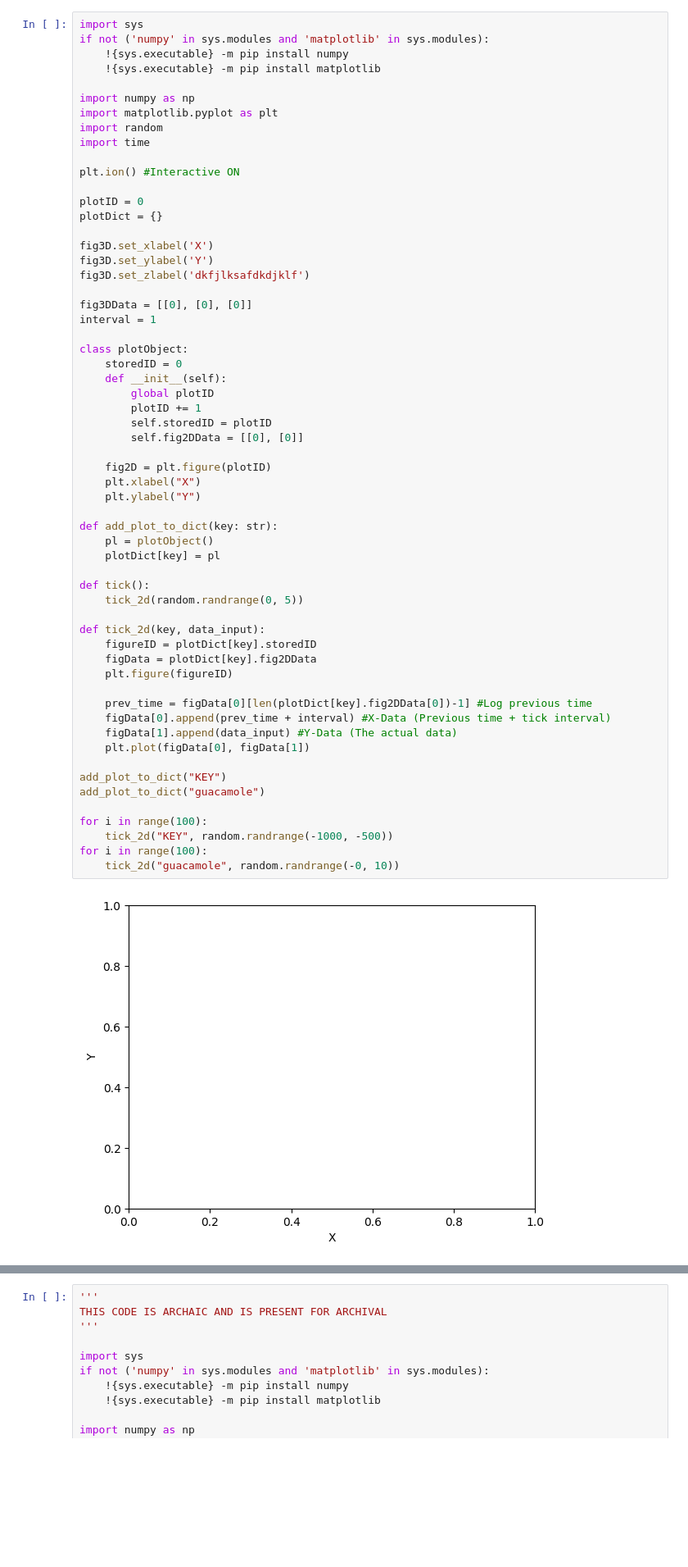
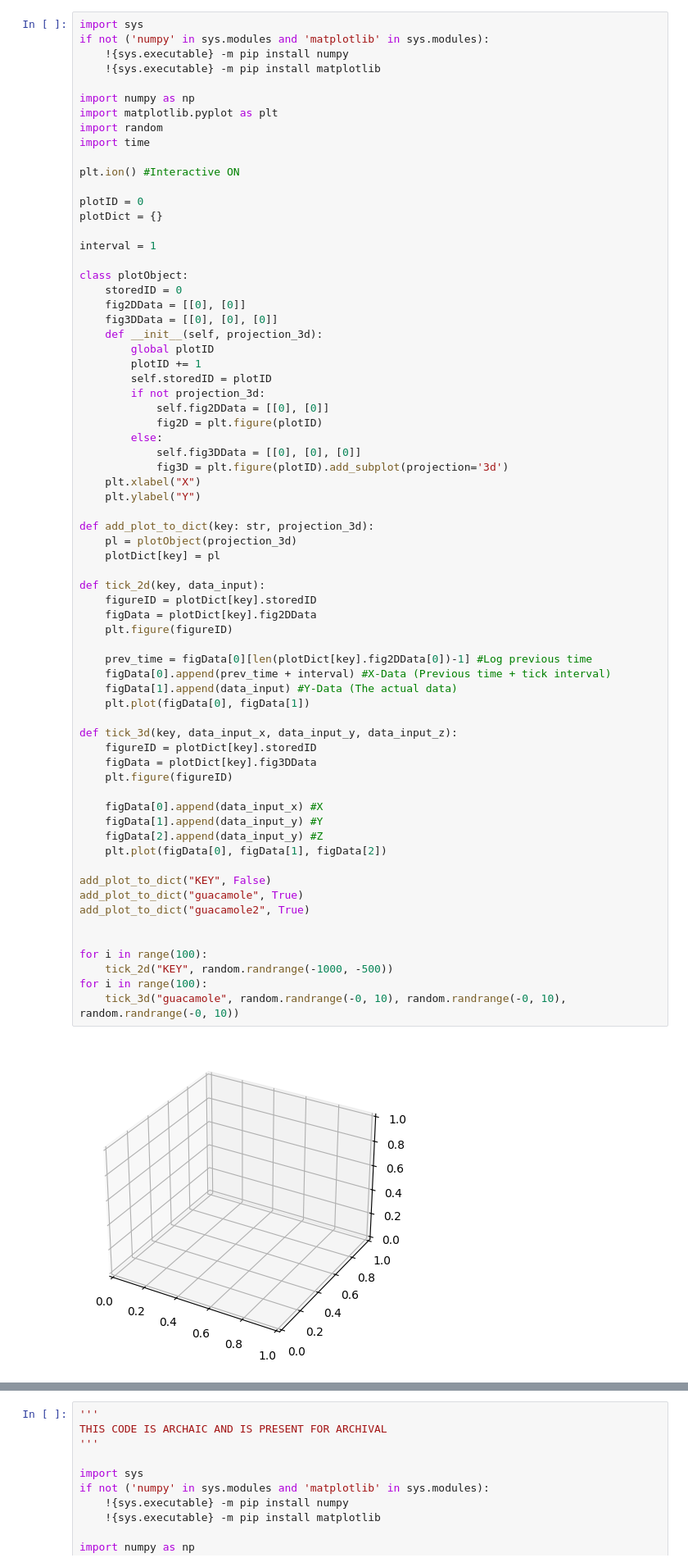
Before and after one commit to deep-sea-tactics/software-2024-2025, a Jupyter notebook: python_src/simulation/plotting/test.ipynb, the cells around one changed output, grey strips where cells are left out. Shown at 82% size. Drawn from its saved outputs; the diff is of its cells as text; blank space fills up the shorter version.

Commit message:
feat: 3d graphing

```diff
--- a/python_src/simulation/plotting/test.ipynb
+++ b/python_src/simulation/plotting/test.ipynb
@@ -14,48 +14,57 @@ plt.ion() #Interactive ON
 plotID = 0
 plotDict = {}
 
-fig3D.set_xlabel('X')
-fig3D.set_ylabel('Y')
-fig3D.set_zlabel('dkfjlksafdkdjklf')
-
-fig3DData = [[0], [0], [0]]
 interval = 1
 
 class plotObject:
     storedID = 0
-    def __init__(self):
+    fig2DData = [[0], [0]]
+    fig3DData = [[0], [0], [0]]
+    def __init__(self, projection_3d):
         global plotID
         plotID += 1
         self.storedID = plotID
-        self.fig2DData = [[0], [0]]
-
-    fig2D = plt.figure(plotID)
+        if not projection_3d:
+            self.fig2DData = [[0], [0]]
+            fig2D = plt.figure(plotID)
+        else:
+            self.fig3DData = [[0], [0], [0]]
+            fig3D = plt.figure(plotID).add_subplot(projection='3d')
     plt.xlabel("X")
     plt.ylabel("Y")
 
-def add_plot_to_dict(key: str):
-    pl = plotObject()
+def add_plot_to_dict(key: str, projection_3d):
+    pl = plotObject(projection_3d)
     plotDict[key] = pl
-
-def tick():
-    tick_2d(random.randrange(0, 5))
 
 def tick_2d(key, data_input):
     figureID = plotDict[key].storedID
     figData = plotDict[key].fig2DData
     plt.figure(figureID)
 
     prev_time = figData[0][len(plotDict[key].fig2DData[0])-1] #Log previous time
     figData[0].append(prev_time + interval) #X-Data (Previous time + tick interval)
     figData[1].append(data_input) #Y-Data (The actual data)
     plt.plot(figData[0], figData[1])
 
-add_plot_to_dict("KEY")
-add_plot_to_dict("guacamole")
+def tick_3d(key, data_input_x, data_input_y, data_input_z):
+    figureID = plotDict[key].storedID
+    figData = plotDict[key].fig3DData
+    plt.figure(figureID)
+
+    figData[0].append(data_input_x) #X
+    figData[1].append(data_input_y) #Y
+    figData[2].append(data_input_y) #Z
+    plt.plot(figData[0], figData[1], figData[2])
+
+add_plot_to_dict("KEY", False)
+add_plot_to_dict("guacamole", True)
+add_plot_to_dict("guacamole2", True)
+
 
 for i in range(100):
     tick_2d("KEY", random.randrange(-1000, -500))
 for i in range(100):
-    tick_2d("guacamole", random.randrange(-0, 10))
+    tick_3d("guacamole", random.randrange(-0, 10), random.randrange(-0, 10), random.randrange(-0, 10))
 # %% [output]
-[figure, old version]
+[figure, new version]
```
Also changed, not shown: parts of 1 cell of this notebook.
